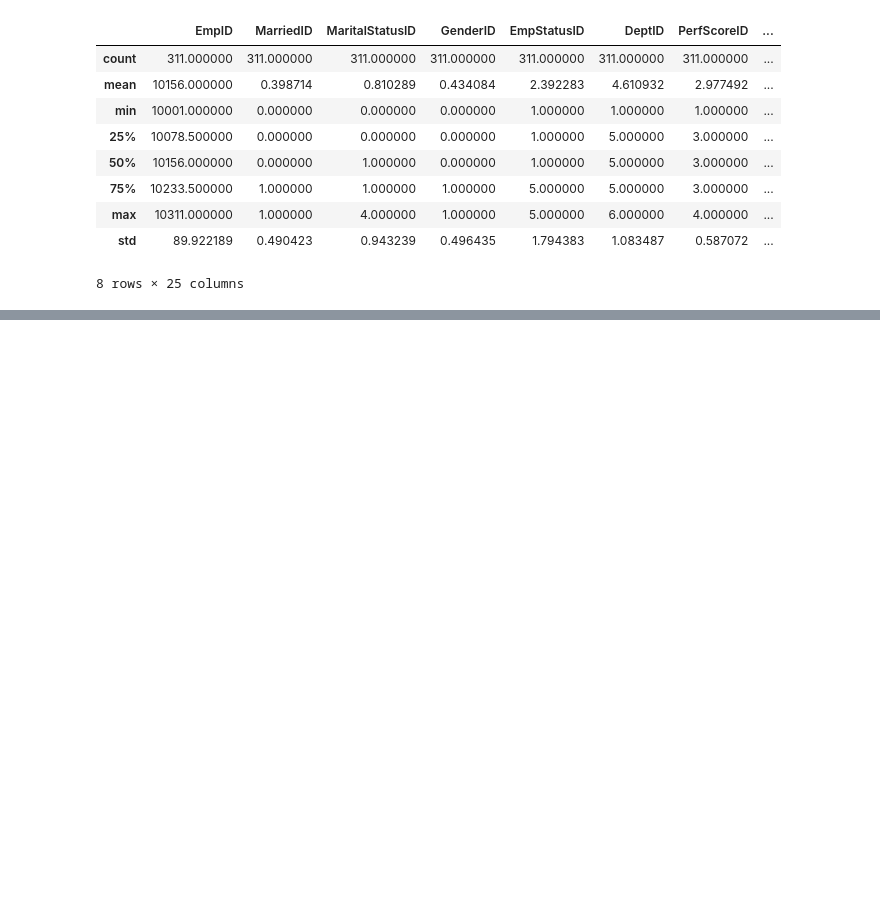
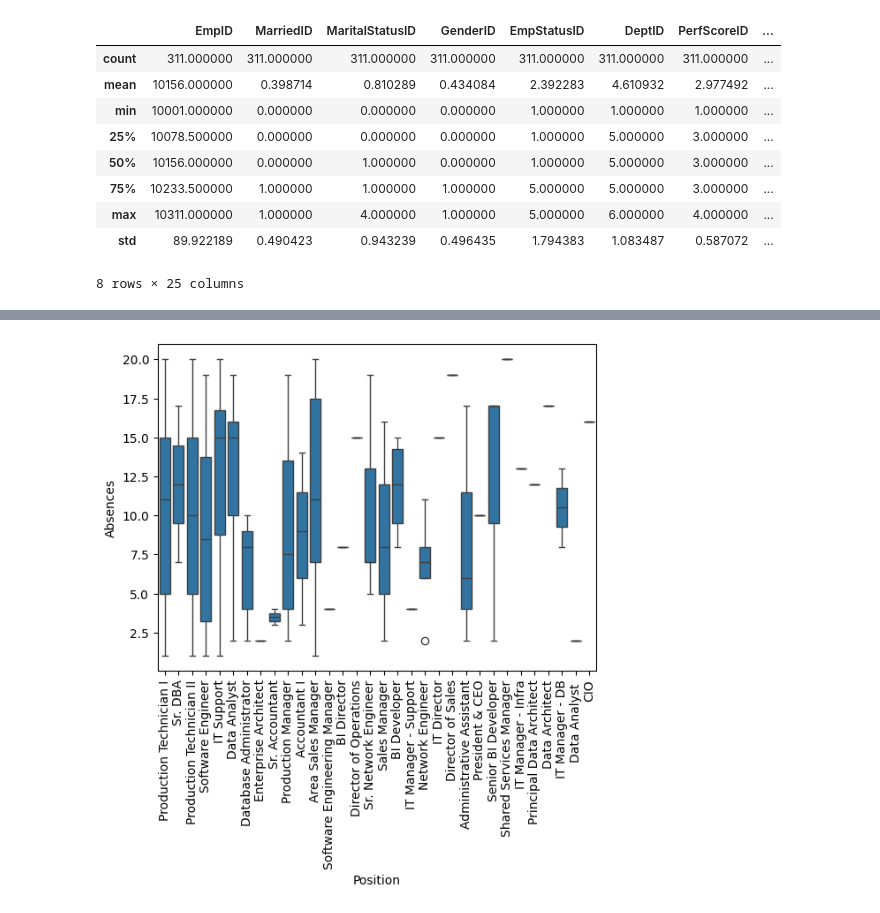
Before and after one commit to cristiangcev/Optimizing-Employee-Performance-Well-being, a Jupyter notebook: 02_exploratory_data_analysis.ipynb, the cells around one changed output, grey strips where cells are left out. Drawn from its saved outputs; the diff is of its cells as text; code cells hidden in the pictures; blank space fills up the shorter version.

```diff
--- a/02_exploratory_data_analysis.ipynb
+++ b/02_exploratory_data_analysis.ipynb
@@ -114,0 +111,6 @@ memory usage: 94.9+ KB
+# %%
+sns.boxplot(data=df_eda, x='Position', y='Absences')
+plt.xticks(rotation=90)
+plt.show()
+# %% [output]
+[figure, added]
```
Also changed, not shown: parts of 5 cells of this notebook.
